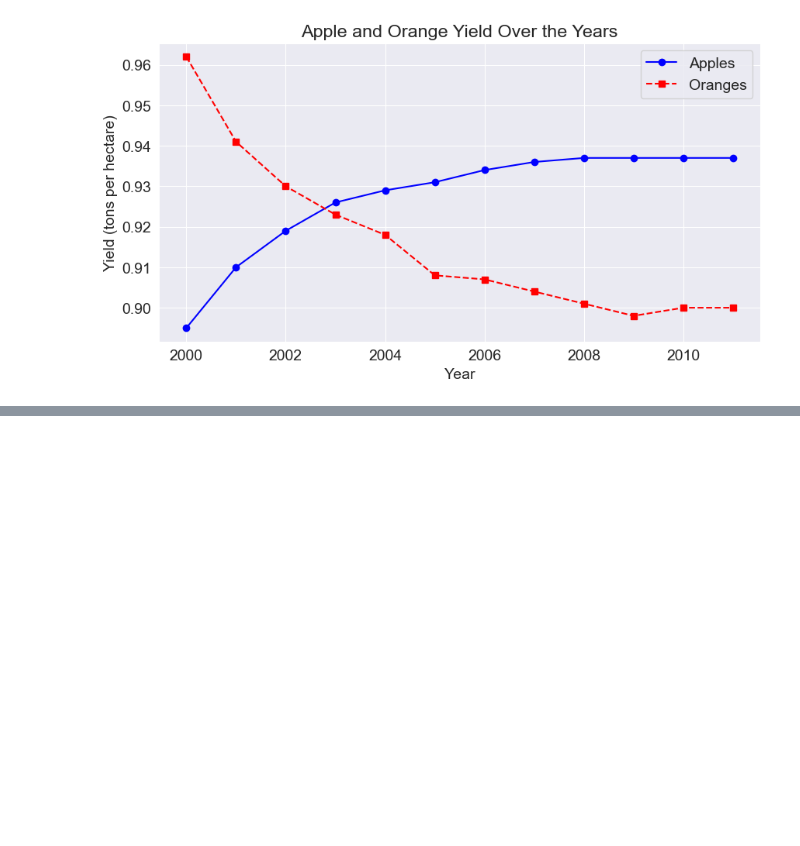
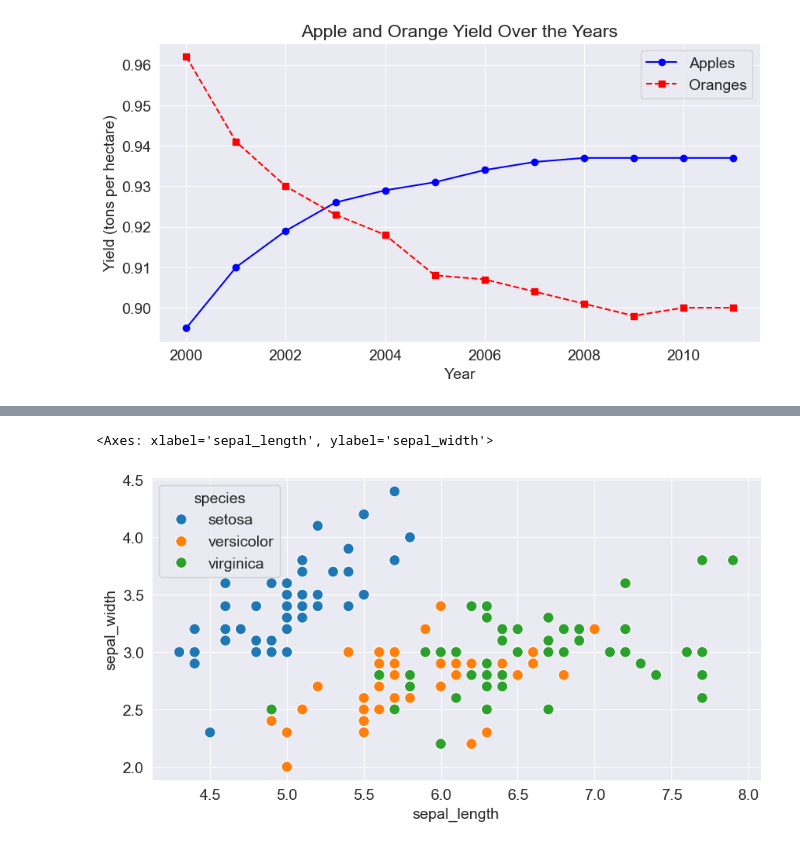
Before and after one commit to UsamaAliK/DATA-VISUALIZATION, a Jupyter notebook: Matplotlib.ipynb, the cells around one changed output, grey strips where cells are left out. Cells and saved outputs as stored; diff of their text form; code cells hidden in the pictures; blank space fills up the shorter version.

```diff
--- a/Matplotlib.ipynb
+++ b/Matplotlib.ipynb
@@ -275,0 +337,5 @@ URLError: <urlopen error [SSL: CERTIFICATE_VERIFY_FAILED] certificate verify fai
+# %%
+sns.scatterplot(x='sepal_length',y='sepal_width',data=flower,hue='species',s=100)
+# %% [output]
+<Axes: xlabel='sepal_length', ylabel='sepal_width'>
+[figure, added]
```
Also changed, not shown: parts of 28 cells of this notebook.
